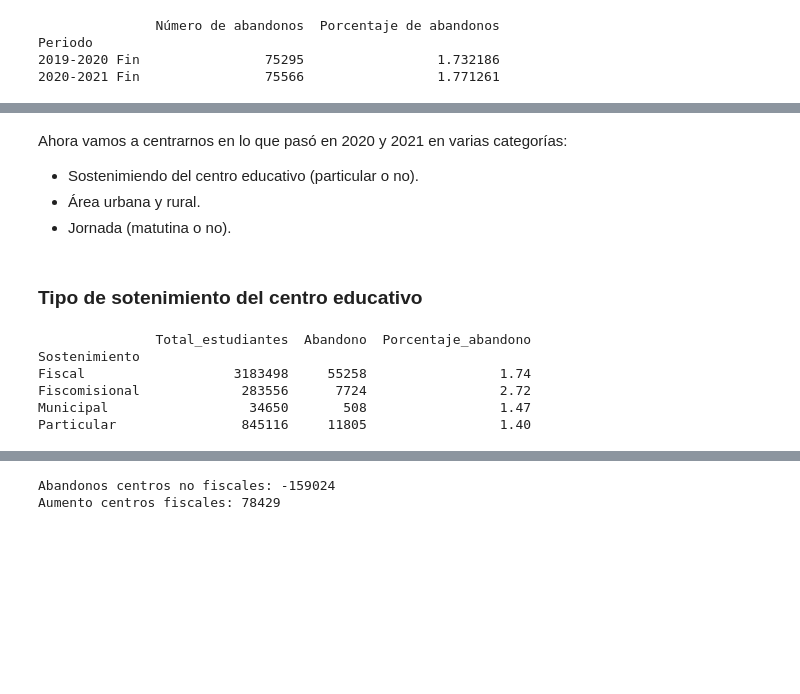
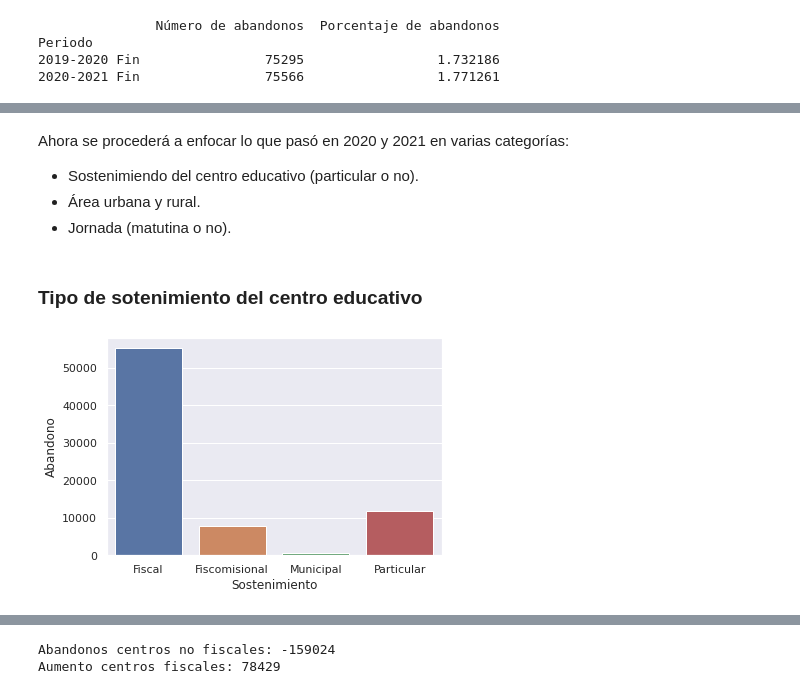
Before and after one commit to anthonymanotoa/covid-ec, a Jupyter notebook: notebooks/3.1-python-analysis.ipynb, the cells around one changed output, grey strips where cells are left out. Drawn from its saved outputs; the diff is of its cells as text; code cells hidden in the pictures; blank space fills up the shorter version.

```diff
--- a/notebooks/3.1-python-analysis.ipynb
+++ b/notebooks/3.1-python-analysis.ipynb
@@ -117,5 +118,5 @@ Periodo
 # %% [markdown]
-Ahora vamos a centrarnos en lo que pasó en 2020 y 2021 en varias categorías:
+Ahora se procederá a enfocar lo que pasó en 2020 y 2021 en varias categorías:
 - Sostenimiendo del centro educativo (particular o no).
 - Área urbana y rural.
 - Jornada (matutina o no).
@@ -124,16 +125,13 @@ Ahora vamos a centrarnos en lo que pasó en 2020 y 2021 en varias categorías:
 # %%
 # 2020
 education_2020 = education_ec.query('Periodo == "2019-2020 Fin"')
 sostenimiento_2020 = education_2020.groupby('Sostenimiento')[['Total_estudiantes', 'Abandono']].sum()
 sostenimiento_2020['Porcentaje_abandono'] = round(sostenimiento_2020['Abandono'] / sostenimiento_2020['Total_estudiantes'] * 100, 2)
-print(sostenimiento_2020)
+# Plot
+sns.barplot(data=sostenimiento_2020, x=sostenimiento_2020.index, y='Abandono')
+plt.show()
 # %% [output]
-               Total_estudiantes  Abandono  Porcentaje_abandono
-Sostenimiento
-Fiscal                   3183498     55258                 1.74
-Fiscomisional             283556      7724                 2.72
-Municipal                  34650       508                 1.47
-Particular                845116     11805                 1.40
+[figure, added]
 # %%
 # 2021
 education_2021 = education_ec.query('Periodo == "2020-2021 Fin"')
```
Also changed, not shown: parts of 20 cells of this notebook, 6 other files.
